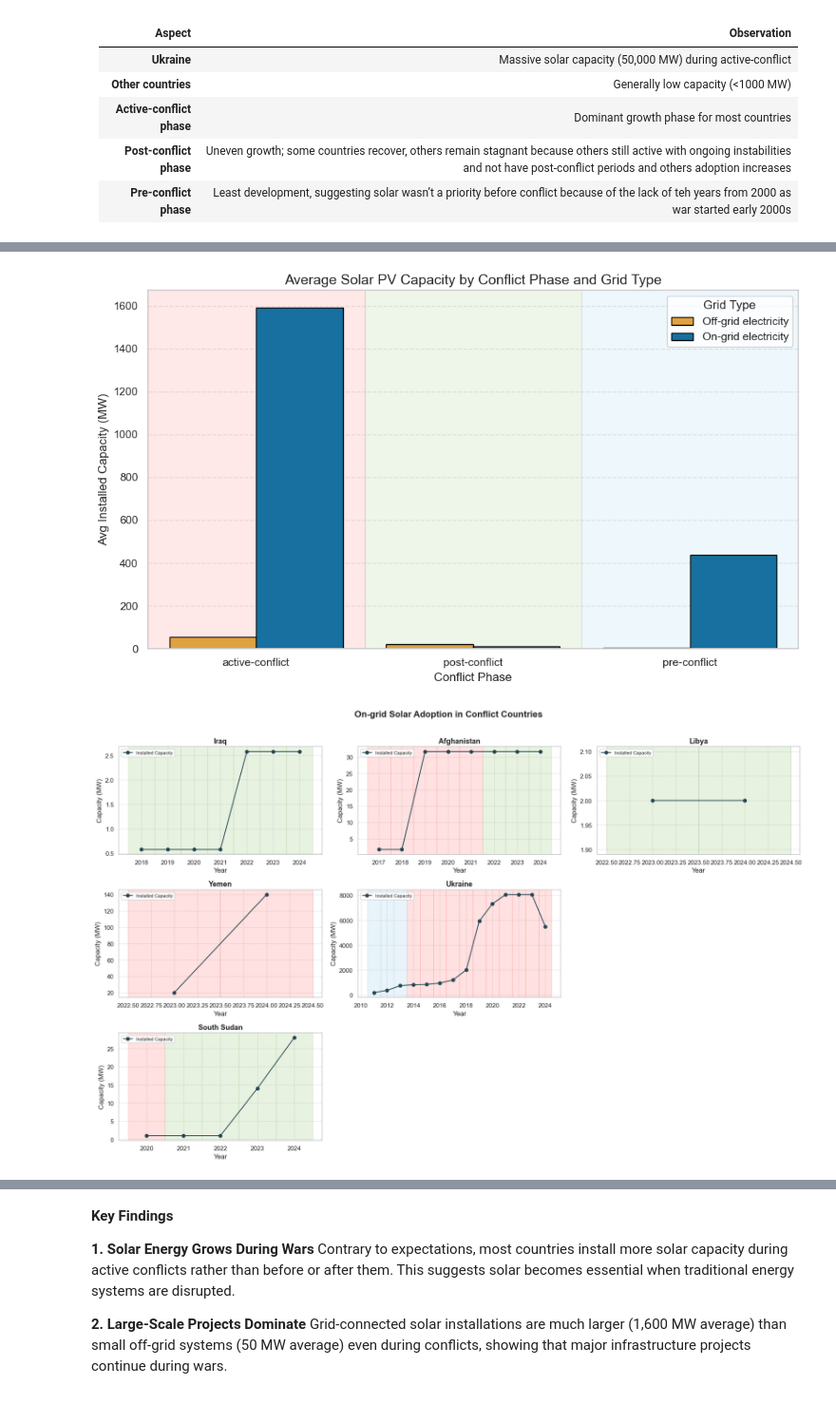
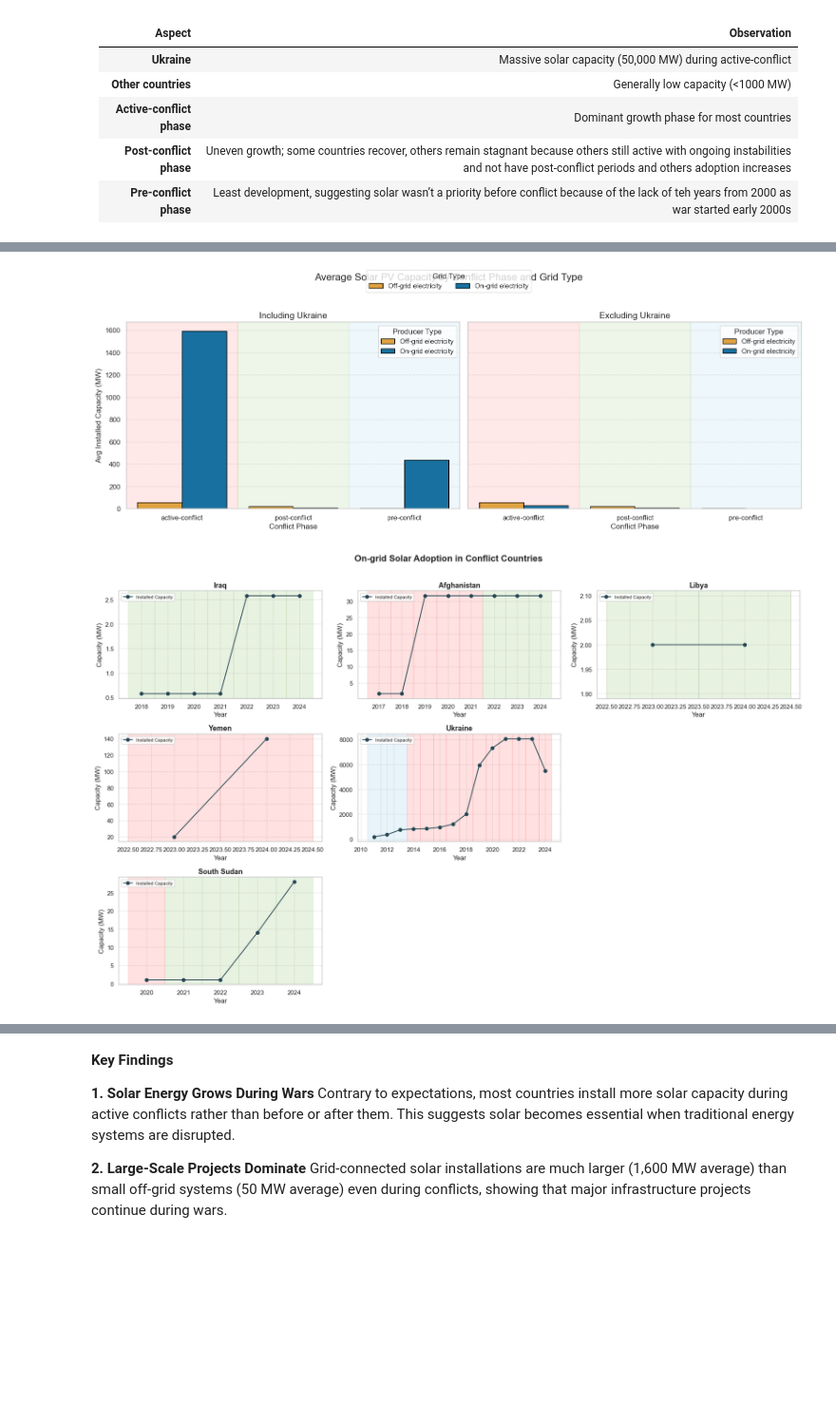
Before and after one commit to MIT-Emerging-Talent/ET6-CDSP-group-08-repo, a Jupyter notebook: 4_data_analysis/phases_analysis/1.phases_analysis.ipynb, the cells around one changed output, grey strips where cells are left out. Shown at 95% size. Saved outputs shown, nothing was run; the diff lists cells and outputs as text; code cells hidden in the pictures; blank space fills up the shorter version.

```diff
--- a/4_data_analysis/phases_analysis/1.phases_analysis.ipynb
+++ b/4_data_analysis/phases_analysis/1.phases_analysis.ipynb
@@ -57,3 +44,11 @@ df = pd.read_excel(
+# %%
+# 2. Load Dataset
+
+
+
+url = "https://raw.githubusercontent.com/MIT-Emerging-Talent/ET6-CDSP-group-08-repo/main/1_datasets/cleaned_data/ONG_conflictcountriesonly.xlsx"
+
+df = pd.read_excel(url, engine="openpyxl")
 # %%
 # 3. Quick Preview
 print(df.head())
@@ -252,7 +247,7 @@ for idx, country in enumerate(countries):
             marker="o",
         )
 
-    ax.set_title("{country}", fontsize=14, fontweight="bold")
+    ax.set_title(f"{country}", fontsize=14, fontweight="bold")
     ax.set_ylabel("Capacity (MW)", fontsize=10)
     ax.grid(True)
     ax.legend(fontsize=9)
@@ -1040,22 +1063,13 @@ Intercept: 568.99
 # %%
-# 13. Average Solar Capacity by Conflict Phase and Grid Type
+# 13. Average Solar Capacity by Conflict Phase and Grid Type with and without Ukraine
 
-# Group and calculate average capacity by conflict phase and producer type
-avg_by_phase_grid = (
-    solar_df.groupby(["Conflict Phase", "Producer Type"])[
-        "Electricity Installed Capacity (MW)"
-    ]
-    .mean()
-    .reset_index()
-)
-
-# Define custom color palette for grid types
+# --- 1. Define custom color palette for grid types ---
 grid_palette = {
     "On-grid electricity": "#0077b6",  # Electric Blue
     "Off-grid electricity": "#f9a825",  # Amber/Orange
 }
 
-# Define background highlight colors for each conflict phase
+# --- 2. Background color for each conflict phase ---
 bg_colors = {
     "pre-conflict": "#8ecae6",  # light blue
     "active-conflict": "#ff6b6b",  # coral red
@@ -1063,34 +1077,60 @@ bg_colors = {
     "transitional": "#f9c74f",  # orange-yellow
 }
 
-# Unique ordered phases (optional: sort if needed)
-phases = avg_by_phase_grid["Conflict Phase"].unique()
 
-# Plot
-plt.figure(figsize=(10, 6))
+# --- 3. Function to prepare grouped data ---
+def group_avg(df):
+    return (
+        df.groupby(["Conflict Phase", "Producer Type"])[
+            "Electricity Installed Capacity (MW)"
+        ]
+        .mean()
+        .reset_index()
+    )
 
-# Background color spans
-for i, phase in enumerate(phases):
-    plt.axvspan(i - 0.5, i + 0.5, color=bg_colors[phase], alpha=0.15)
 
-# Bar plot
-sns.barplot(
-    data=avg_by_phase_grid,
-    x="Conflict Phase",
-    y="Electricity Installed Capacity (MW)",
-    hue="Producer Type",
-    palette=grid_palette,
-    edgecolor="black",
-)
+# --- 4. Split dataframes ---
+with_ukraine = solar_df.copy()
+without_ukraine = solar_df[solar_df["Country"] != "Ukraine"]
 
-# Titles and labels
-plt.title("Average Solar PV Capacity by Conflict Phase and Grid Type", fontsize=14)
-plt.ylabel("Avg Installed Capacity (MW)")
-plt.xlabel("Conflict Phase")
-plt.legend(title="Grid Type")
-plt.tight_layout()
-plt.grid(axis="y", linestyle="--", alpha=0.5)
+# --- 5. Grouped data ---
+avg_with = group_avg(with_ukraine)
+avg_without = group_avg(without_ukraine)
+
+# --- 6. Plot side-by-side ---
+fig, axes = plt.subplots(1, 2, figsize=(16, 6), sharey=True)
+
+for ax, avg_data, title in zip(
+    axes,
+    [avg_with, avg_without],
+    ["Including Ukraine", "Excluding Ukraine"],
+):
+    phases = avg_data["Conflict Phase"].unique()
+    for i, phase in enumerate(phases):
+        ax.axvspan(i - 0.5, i + 0.5, color=bg_colors.get(phase, "#ccc"), alpha=0.15)
+
+    sns.barplot(
+        data=avg_data,
+        x="Conflict Phase",
+        y="Electricity Installed Capacity (MW)",
+        hue="Producer Type",
+        palette=grid_palette,
+        edgecolor="black",
+        ax=ax,
+    )
+
+    ax.set_title(title, fontsize=14)
+    ax.set_xlabel("Conflict Phase")
+    ax.set_ylabel("Avg Installed Capacity (MW)")
+    ax.grid(axis="y", linestyle="--", alpha=0.5)
+
+# Shared legend
+handles, labels = axes[0].get_legend_handles_labels()
+fig.legend(handles, labels, title="Grid Type", loc="upper center", ncol=2)
+fig.suptitle("Average Solar PV Capacity by Conflict Phase and Grid Type", fontsize=16)
+plt.tight_layout(rect=[0, 0, 1, 0.93])
 plt.show()
+
 
 # Solar Energy Adoption in on-grid and off-grid systems
 # Ensure Year is int
@@ -1155,34 +1195,34 @@ def plot_conflict_solar(dataframe, producer_type_filter, title):
             color="#264653",
             label="Installed Capacity",
         )
 
         # Shade conflict background using Conflict Phase column
         add_shaded_background(ax, country_df["Year"], country_df["Conflict Phase"])
 
         ax.set_title(country, fontsize=13, fontweight="bold")
         ax.set_xlabel("Year")
         ax.set_ylabel("Capacity (MW)")
         ax.grid(True, linestyle="--", alpha=0.6)
         ax.legend(loc="upper left", fontsize="x-small", frameon=True)
 
     # Hide any unused plots
     for j in range(len(countries), len(axes)):
         axes[j].set_visible(False)
 
     fig.suptitle(title, fontsize=16, fontweight="bold")
     plt.tight_layout(rect=[0, 0.03, 1, 0.97])
     plt.show()
 
 
 # 🔹 Plot On-grid
 plot_conflict_solar(solar_df, "on-grid", "On-grid Solar Adoption in Conflict Countries")
 
 # 🔸 Plot Off-grid
 plot_conflict_solar(
     solar_df, "off-grid", "Off-grid Solar Adoption in Conflict Countries"
 )
 # %% [output]
-[figure, old version]
+[figure, new version]
 [figure]
 [figure]
 # %% [markdown]
```
Also changed, not shown: parts of 7 cells of this notebook, 6 other files.
